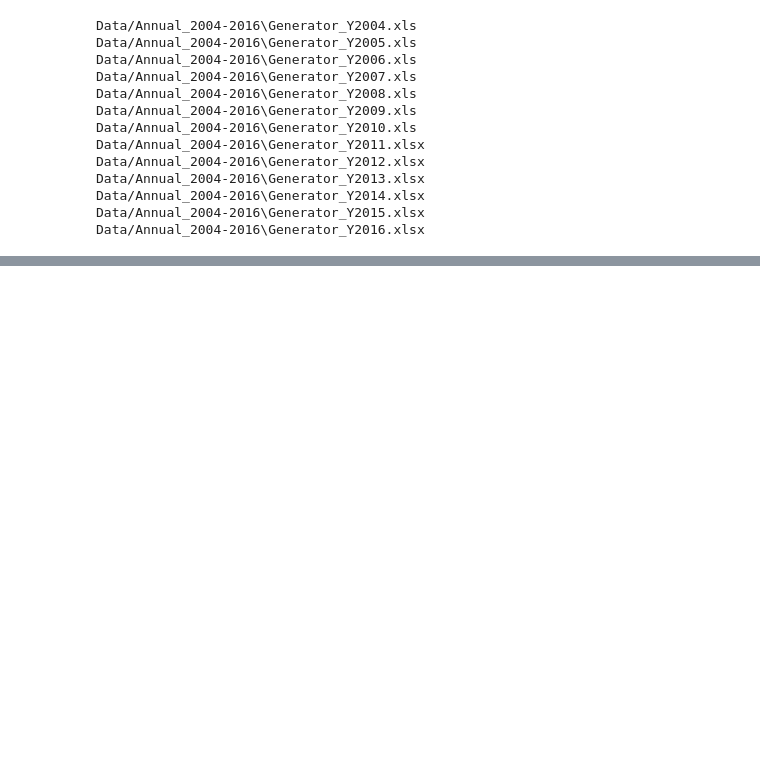
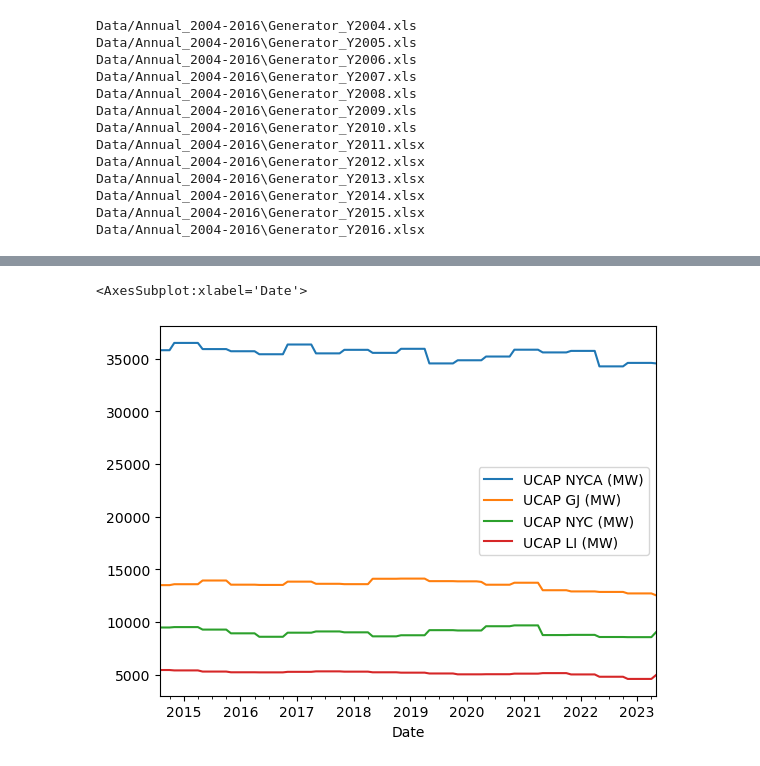
Before and after one commit to borvendegmate/tum_power_system_economics, a Jupyter notebook: code/Collect_Capacity_Data.ipynb, the cells around one changed output, grey strips where cells are left out. Drawn from its saved outputs; the diff is of its cells as text; code cells hidden in the pictures; blank space fills up the shorter version.

```diff
--- a/code/Collect_Capacity_Data.ipynb
+++ b/code/Collect_Capacity_Data.ipynb
@@ -541,0 +707,2 @@ df_gen[df_gen['Month'].isna()==True]
+# %%
+df_gen = extract_UCAP_requirements()
@@ -541,0 +727,6 @@ df_gen[df_gen['Month'].isna()==True]
+# %%
+df_gen.set_index('Date',inplace=True)
+df_gen.plot()
+# %% [output]
+<AxesSubplot:xlabel='Date'>
+[figure, added]
```
Also changed, not shown: parts of 5 cells of this notebook, 1 other file.
